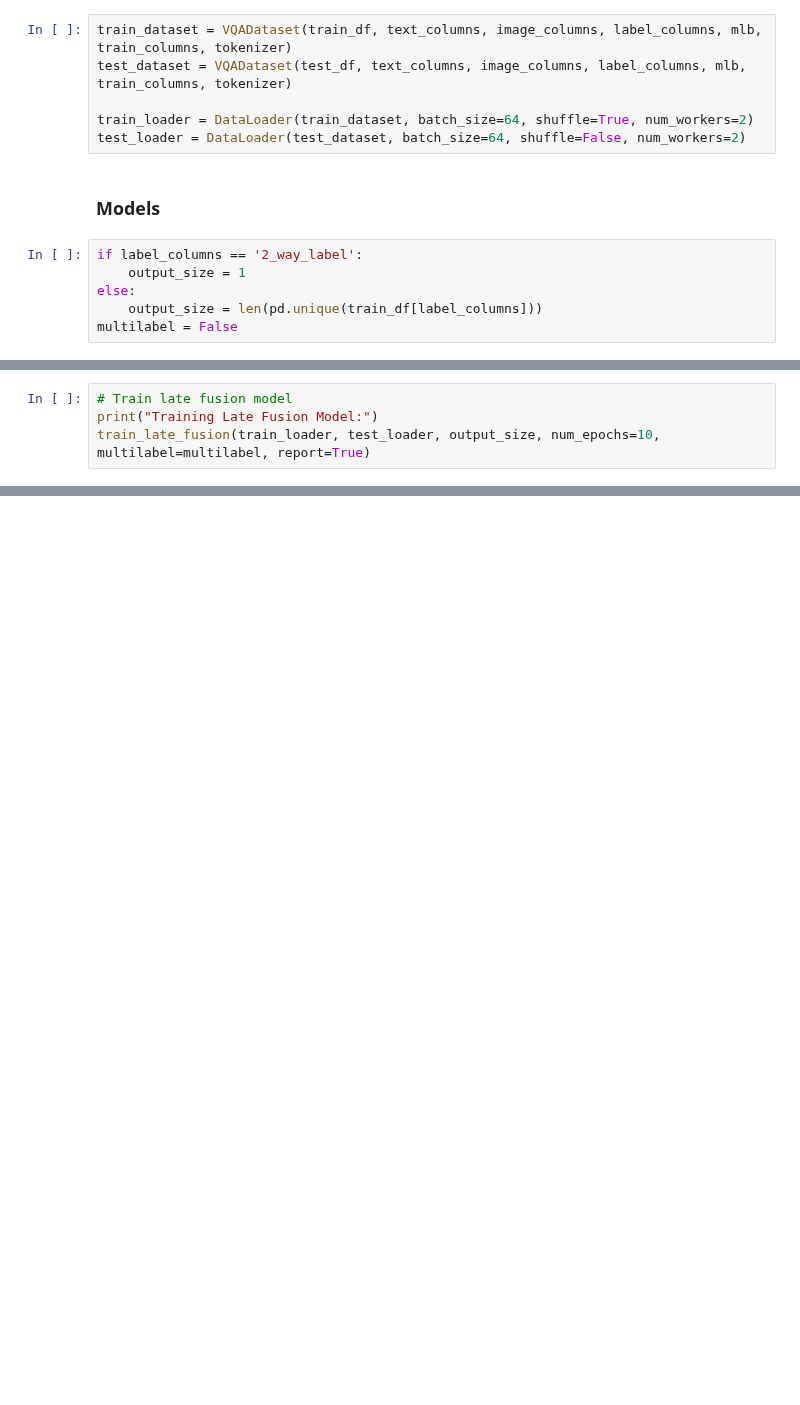
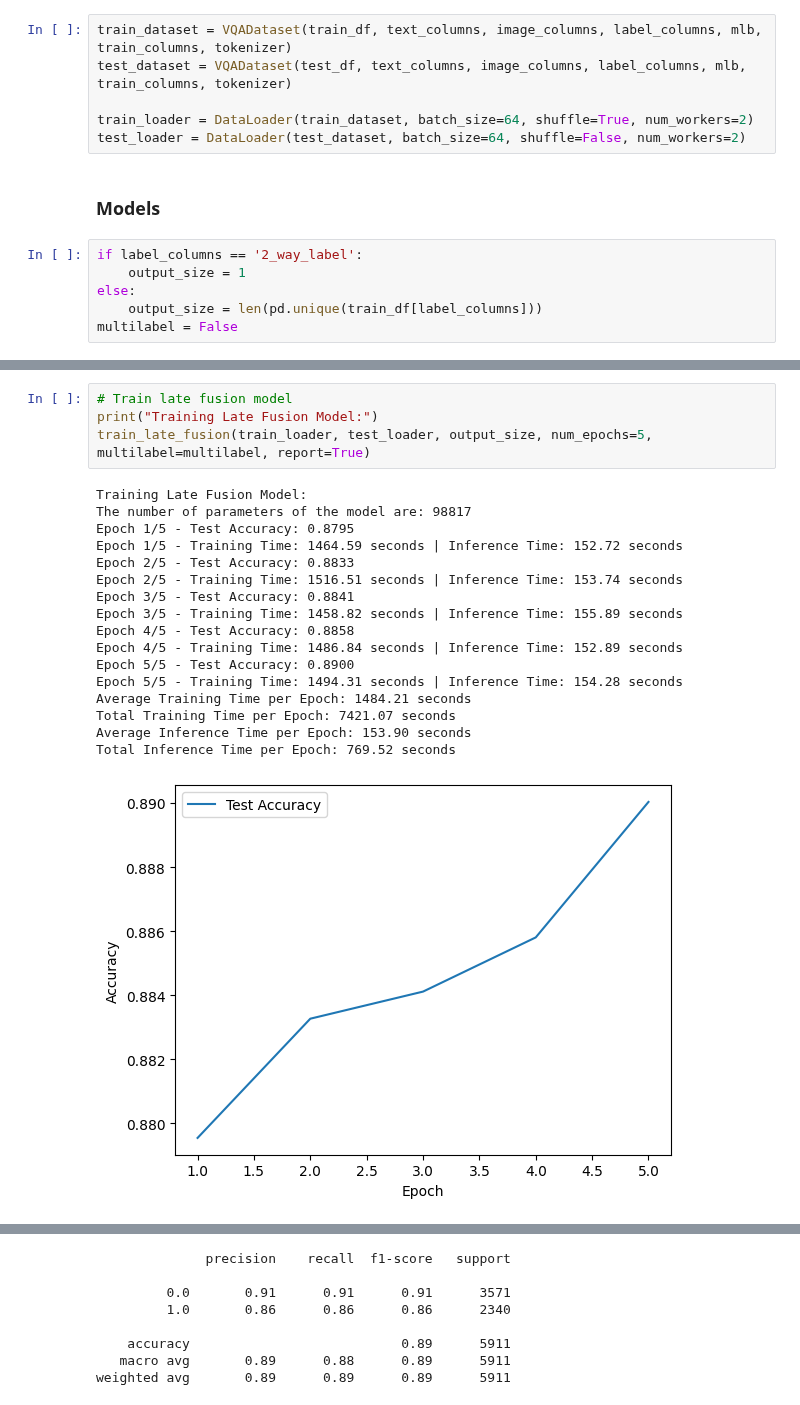
Before and after one commit to dsrestrepo/Foundational-Multimodal-Fusion-Benchmark, a Jupyter notebook: full_model_fakeddit.ipynb, the cells around one changed output, grey strips where cells are left out. Drawn from its saved outputs; the diff is of its cells as text; blank space fills up the shorter version.

```diff
--- a/full_model_fakeddit.ipynb
+++ b/full_model_fakeddit.ipynb
@@ -104,4 +129,22 @@ The number of parameters of the model are: 197121
 # %%
 # Train late fusion model
 print("Training Late Fusion Model:")
-train_late_fusion(train_loader, test_loader, output_size, num_epochs=10, multilabel=multilabel, report=True)
+train_late_fusion(train_loader, test_loader, output_size, num_epochs=5, multilabel=multilabel, report=True)
+# %% [output]
+Training Late Fusion Model:
+The number of parameters of the model are: 98817
+Epoch 1/5 - Test Accuracy: 0.8795
+Epoch 1/5 - Training Time: 1464.59 seconds | Inference Time: 152.72 seconds
+Epoch 2/5 - Test Accuracy: 0.8833
+Epoch 2/5 - Training Time: 1516.51 seconds | Inference Time: 153.74 seconds
+Epoch 3/5 - Test Accuracy: 0.8841
+Epoch 3/5 - Training Time: 1458.82 seconds | Inference Time: 155.89 seconds
+Epoch 4/5 - Test Accuracy: 0.8858
+Epoch 4/5 - Training Time: 1486.84 seconds | Inference Time: 152.89 seconds
+Epoch 5/5 - Test Accuracy: 0.8900
+Epoch 5/5 - Training Time: 1494.31 seconds | Inference Time: 154.28 seconds
+Average Training Time per Epoch: 1484.21 seconds
+Total Training Time per Epoch: 7421.07 seconds
+Average Inference Time per Epoch: 153.90 seconds
+Total Inference Time per Epoch: 769.52 seconds
+[figure, added]
@@ -107,0 +153,8 @@ train_late_fusion(train_loader, test_loader, output_size, num_epochs=10, multila
+              precision    recall  f1-score   support
+
+         0.0       0.91      0.91      0.91      3571
+         1.0       0.86      0.86      0.86      2340
+
+    accuracy                           0.89      5911
+   macro avg       0.89      0.88      0.89      5911
+weighted avg       0.89      0.89      0.89      5911
```
Also changed, not shown: parts of 2 cells of this notebook.
